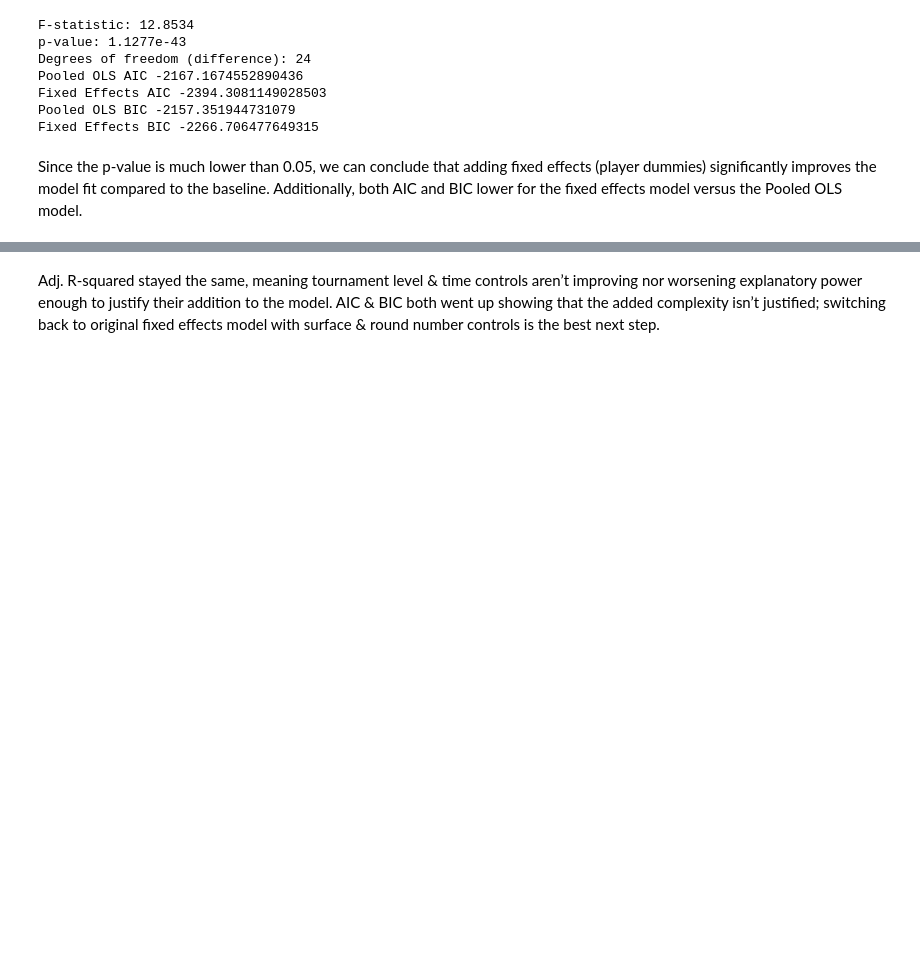
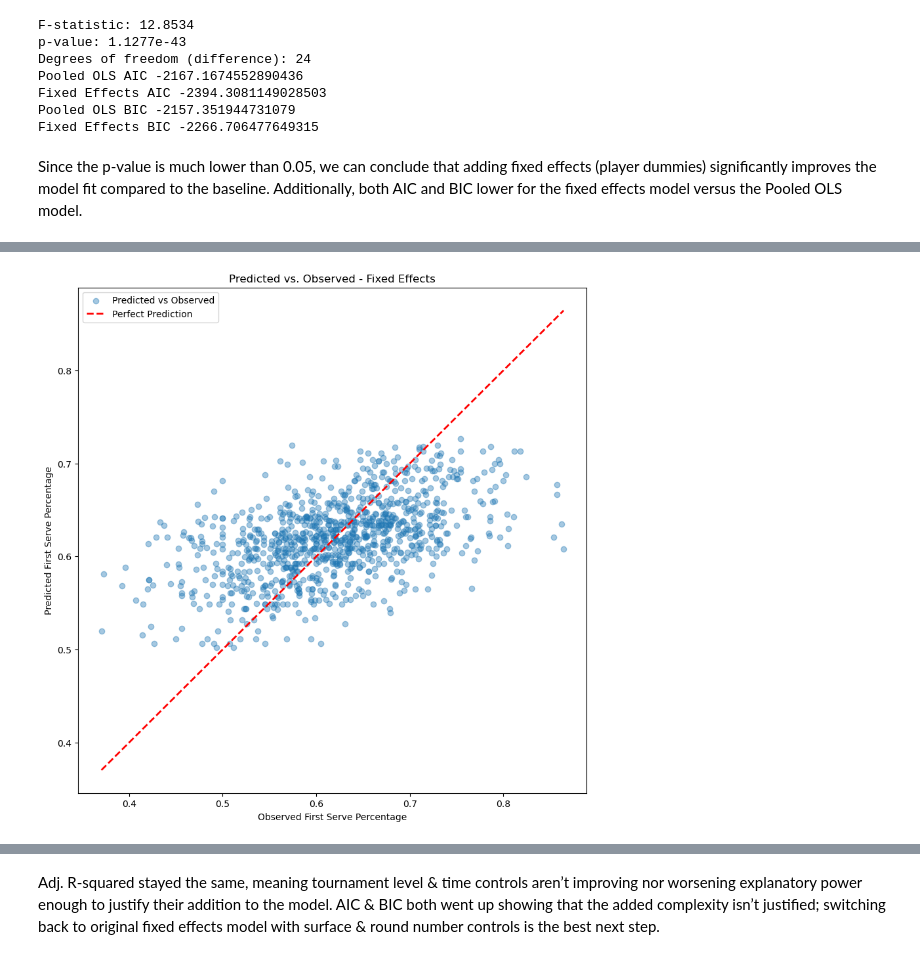
Before and after one commit to joe-ledford-04/tennis-serve-performance-analysis, a Jupyter notebook: serve-performance-analysis.ipynb, the cells around one changed output, grey strips where cells are left out. Drawn from its saved outputs; the diff is of its cells as text; code cells hidden in the pictures; blank space fills up the shorter version.

Commit message:
Added plots for FE first serve Pct and FE serve performance index

```diff
--- a/serve-performance-analysis.ipynb
+++ b/serve-performance-analysis.ipynb
@@ -327,0 +328,20 @@ BIC with surface: -2277.680636535097
+# %%
+# variables
+y_true = fe_surface_sample['first_serve_pct']
+y_pred = model_fe_surface.fittedvalues
+
+# scatter plot
+plt.figure(figsize=(10, 10))
+plt.scatter(y_true, y_pred, alpha=0.4, label="Predicted vs Observed")
+min_val = min(y_true.min(), y_pred.min())
+max_val = max(y_true.max(), y_pred.max())
+plt.plot([min_val, max_val],
+         [min_val, max_val],
+         color='red', linestyle = '--', lw=2, label = "Perfect Prediction")
+plt.xlabel("Observed First Serve Percentage")
+plt.ylabel("Predicted First Serve Percentage")
+plt.title("Predicted vs. Observed - Fixed Effects")
+plt.legend()
+plt.show()
+# %% [output]
+[figure, added]
```
Also changed, not shown: parts of 24 cells of this notebook.
